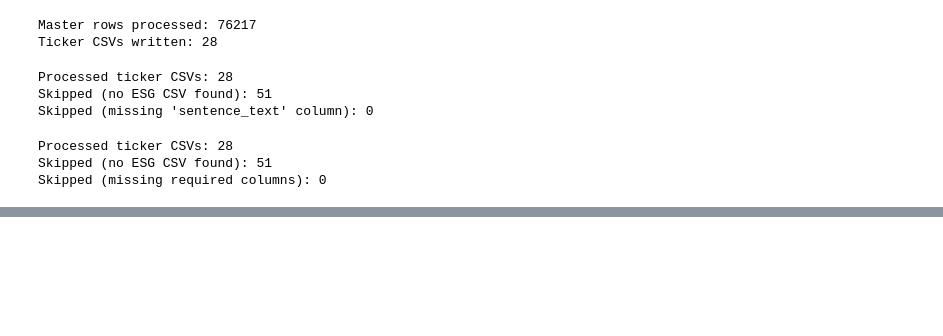
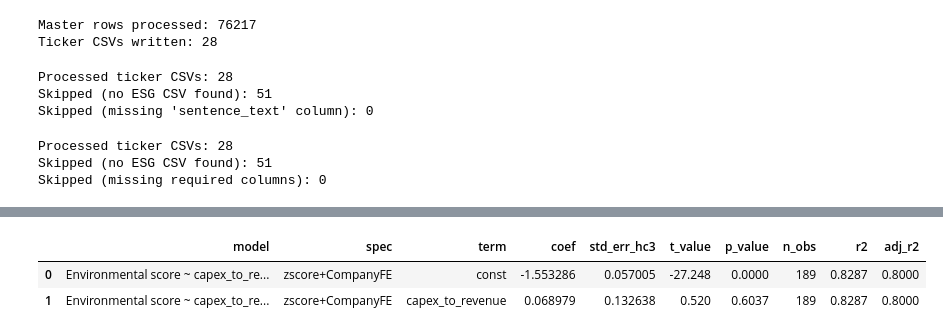
Before and after one commit to sacrom-wongbe/sentiment-ESG, a Jupyter notebook: finbert.ipynb, the cells around one changed output, grey strips where cells are left out. Drawn from its saved outputs; the diff is of its cells as text; code cells hidden in the pictures; blank space fills up the shorter version.

```diff
--- a/finbert.ipynb
+++ b/finbert.ipynb
@@ -1647,0 +1761,88 @@ Saved interaction OLS table: outputs\master_ticker_year_social_environmental_int
+# %%
+# Cell 14: Panel OLS with Company Fixed Effects (robustness check)
+from pathlib import Path
+
+import numpy as np
+import pandas as pd
+from scipy.stats import t as student_t
+from IPython.display import display
+
+panel_csv_path = Path("outputs/master_ticker_year_esg_panel_ols_dataset.csv")
+panel_df = pd.read_csv(panel_csv_path)
+
+
+def _zscore(series):
+    s = pd.to_numeric(series, errors="coerce")
+    std = s.std(ddof=0)
+    if pd.isna(std) or std == 0:
+        return pd.Series(np.nan, index=s.index)
+    return (s - s.mean()) / std
+
+
+def _ols_hc3(y, X):
+    n, k = X.shape
+    xtx_inv = np.linalg.inv(X.T @ X)
+    beta = xtx_inv @ (X.T @ y)
+    resid = y - X @ beta
+    h = np.sum((X @ xtx_inv) * X, axis=1)
+    scale = (resid ** 2) / ((1.0 - h) ** 2)
+    cov_hc3 = xtx_inv @ (X.T @ (X * scale[:, None])) @ xtx_inv
+    se_hc3 = np.sqrt(np.diag(cov_hc3))
+    with np.errstate(divide="ignore", invalid="ignore"):
+        t_vals = beta / se_hc3
+    dof = max(n - k, 1)
+    p_vals = 2.0 * student_t.sf(np.abs(t_vals), df=dof)
+    sse = float(np.sum(resid ** 2))
+    sst = float(np.sum((y - y.mean()) ** 2))
+    r2 = 1.0 - sse / sst if sst > 0 else np.nan
+    adj_r2 = 1.0 - (1.0 - r2) * (n - 1) / (n - k) if n > k and np.isfinite(r2) else np.nan
+    return dict(beta=beta, se_hc3=se_hc3, t_vals=t_vals, p_vals=p_vals, n=n, r2=r2, adj_r2=adj_r2)
+
+
+def run_fe_ols(df, y_col, x_col, model_name):
+    work = df[["ticker", y_col, x_col]].replace([np.inf, -np.inf], np.nan).dropna().copy()
+    work[y_col] = _zscore(work[y_col])
+    work[x_col] = _zscore(work[x_col])
+    ticker_dummies = pd.get_dummies(work["ticker"], drop_first=True).astype(float)
+    y = work[y_col].astype(float).values
+    X = np.column_stack([np.ones(len(work)), work[x_col].astype(float).values, ticker_dummies.values])
+    out = _ols_hc3(y, X)
+    rows = []
+    for i, term in enumerate(["const", x_col]):
+        rows.append({
+            "model": model_name, "spec": "zscore+CompanyFE", "term": term,
+            "coef": out["beta"][i], "std_err_hc3": out["se_hc3"][i],
+            "t_value": out["t_vals"][i], "p_value": out["p_vals"][i],
+            "n_obs": out["n"], "r2": out["r2"], "adj_r2": out["adj_r2"],
+        })
+    return pd.DataFrame(rows)
+
+
+def _display_pretty(df, title):
+    display(df.style.format({
+        "coef": "{:.6f}", "std_err_hc3": "{:.6f}",
+        "t_value": "{:.3f}", "p_value": "{:.4f}",
+        "r2": "{:.4f}", "adj_r2": "{:.4f}",
+    }).set_caption(title))
+
+
+models = [
+    {"name": "Environmental score ~ capex_to_revenue (Company FE, zscore)",
+     "y": "score_environmental", "x": "capex_to_revenue"},
+    {"name": "Social score ~ employees_to_revenue (Company FE, zscore)",
+     "y": "score_social", "x": "employees_to_revenue"},
+]
+
+fe_tables = []
+for m in models:
+    tbl = run_fe_ols(panel_df, y_col=m["y"], x_col=m["x"], model_name=m["name"])
+    fe_tables.append(tbl)
+    _display_pretty(tbl, f"FE OLS: {m['name']}")
+
+all_fe = pd.concat(fe_tables, ignore_index=True)
+fe_out = Path("outputs/master_ticker_year_esg_panel_fe_ols_coefficients.csv")
+all_fe.to_csv(fe_out, index=False)
+print(f"\nSaved: {fe_out}")
+print("\nNote: Company fixed effects absorb time-invariant firm characteristics.")
+print("Coefficients reflect within-firm variation only â€” more conservative than pooled OLS.")
+# %% [output]
@@ -1647,0 +1850,3 @@ Saved interaction OLS table: outputs\master_ticker_year_social_environmental_int
+|  | model | spec | term | coef | std_err_hc3 | t_value | p_value | n_obs | r2 | adj_r2 |
+| 0 | Environmental score ~ capex_to_re... | zscore+CompanyFE | const | -1.553286 | 0.057005 | -27.248 | 0.0000 | 189 | 0.8287 | 0.8000 |
+| 1 | Environmental score ~ capex_to_re... | zscore+CompanyFE | capex_to_revenue | 0.068979 | 0.132638 | 0.520 | 0.6037 | 189 | 0.8287 | 0.8000 |
```
Also changed, not shown: parts of 16 cells of this notebook, 6 other files.
